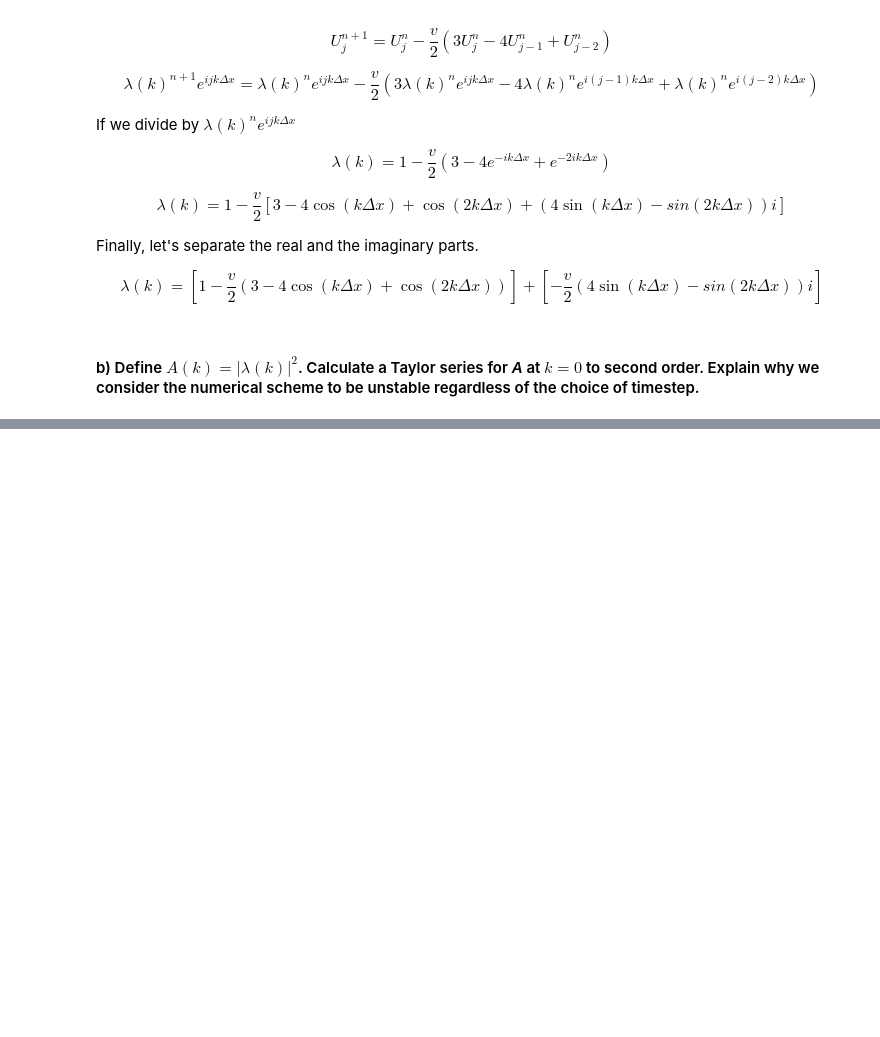
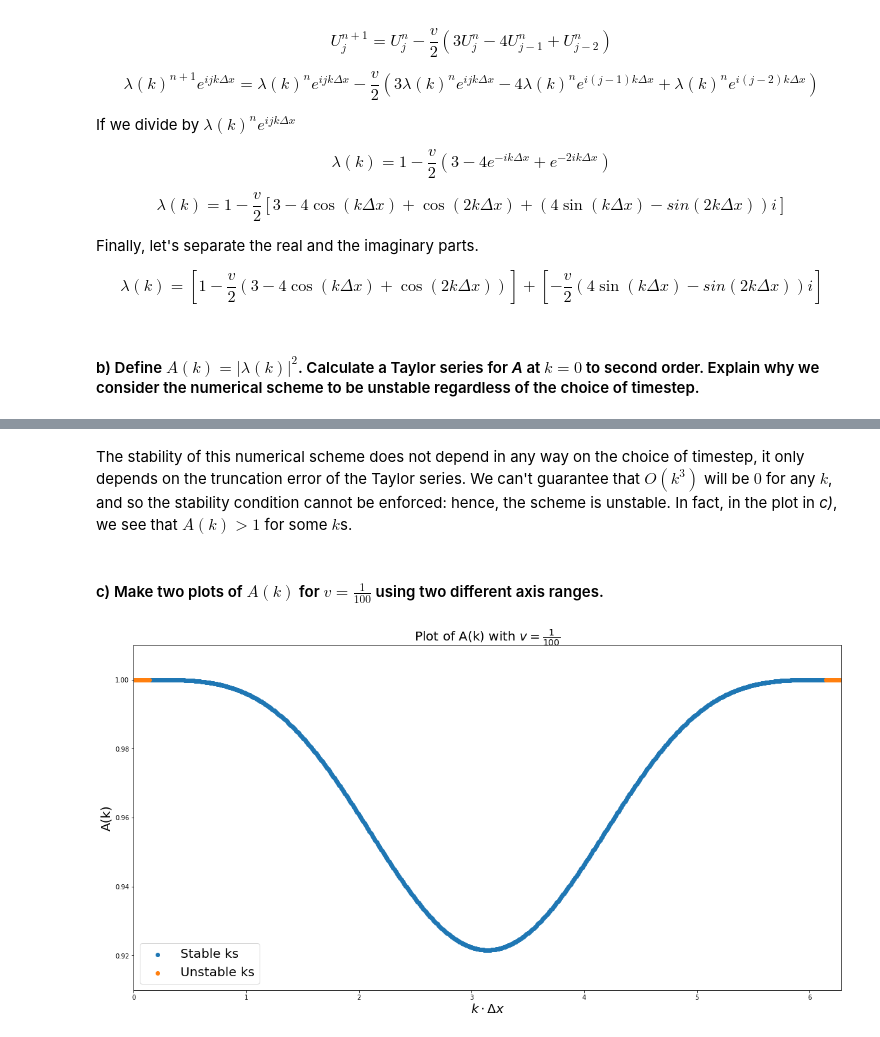
Before and after one commit to jonathanGB/am205, a Jupyter notebook: midterm/AM205_midterm.ipynb, the cells around one changed output, grey strips where cells are left out. Drawn from its saved outputs; the diff is of its cells as text; code cells hidden in the pictures; blank space fills up the shorter version.

```diff
--- a/midterm/AM205_midterm.ipynb
+++ b/midterm/AM205_midterm.ipynb
@@ -249,0 +268,40 @@ $$ \lambda(k) = \left[1 - \frac{v}{2} (3 - 4\cos(k\Delta x) + \cos(2k\Delta x))
+# %% [markdown]
+The stability of this numerical scheme does not depend in any way on the choice of timestep, it only depends on the truncation error of the Taylor series. We can't guarantee that $O(k^3)$ will be $0$ for any $k$, and so the stability condition cannot be enforced: hence, the scheme is unstable. In fact, in the plot in *c)*, we see that $A(k) > 1$ for some $k$s.
+# %% [markdown]
+#### c) Make two plots of $A(k)$ for $v=\frac{1}{100}$ using two different axis ranges.
+# %%
+def A(k_deltax):
+    v = 1/100
+
+    firstTerm = (1- v/2 * (3 - 4*np.cos(k_deltax) + np.cos(2*k_deltax)))**2
+    secondTerm = (-v/2 * (4*np.sin(k_deltax) - np.sin(2*k_deltax)))**2
+
+    return firstTerm + secondTerm
+# %%
+domain_A_plot = np.linspace(0, 2*np.pi, 1000)
+stable_A_domain = []
+stable_A_values = []
+unstable_A_domain = []
+unstable_A_values = []
+
+for kx in domain_A_plot:
+    value = A(kx)
+    if value <= 1:
+        stable_A_domain.append(kx)
+        stable_A_values.append(value)
+    else:
+        unstable_A_domain.append(kx)
+        unstable_A_values.append(value)
+
+plt.figure(figsize=(20,10))
+axes = plt.gca()
+axes.set_xlim([0,2*np.pi])
+axes.set_ylim([0.91, 1.01])
+plt.scatter(stable_A_domain, stable_A_values, label="Stable ks")
+plt.scatter(unstable_A_domain, unstable_A_values, label="Unstable ks")
+plt.title(r"Plot of A(k) with $v=\frac{1}{100}$", fontsize=20)
+plt.xlabel(r"$k \cdot \Delta x$", fontsize=20)
+plt.ylabel("A(k)", fontsize=20)
+_ = plt.legend(fontsize=20)
+# %% [output]
+[figure, added]
```
Also changed, not shown: parts of 2 cells of this notebook.
